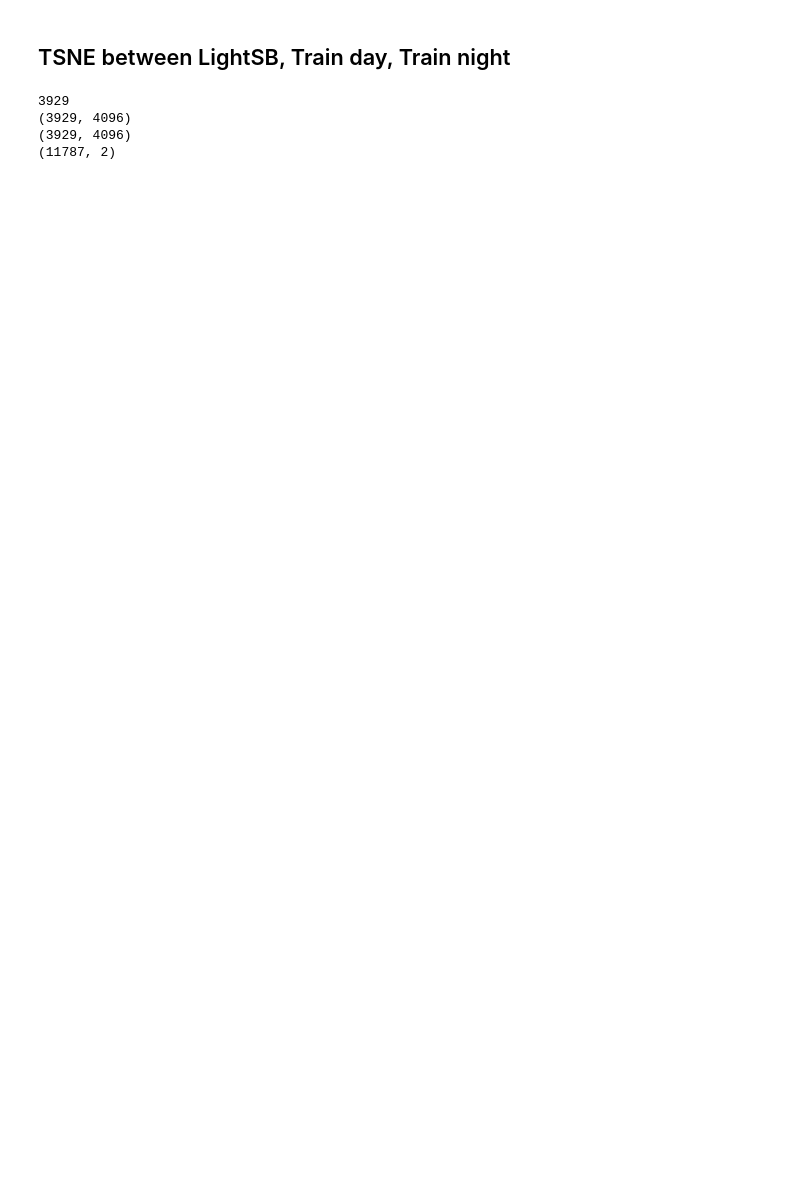
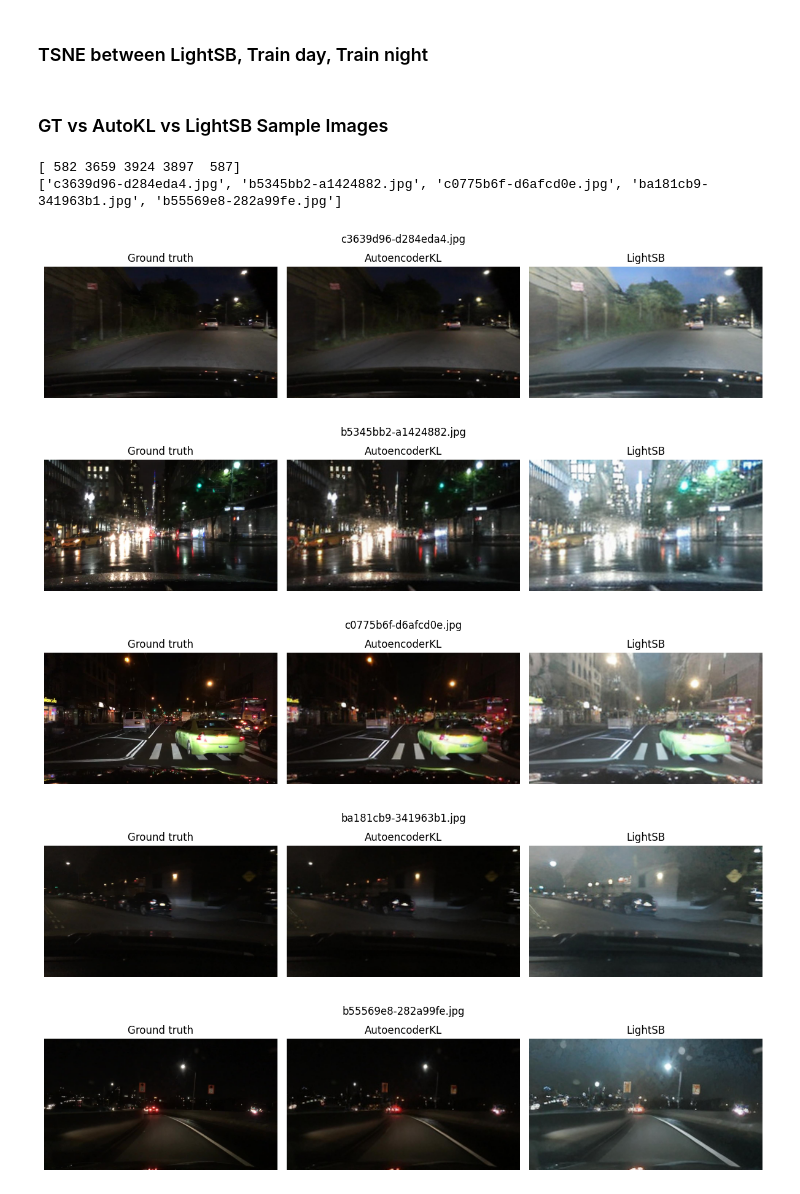
Before and after one commit to jsluijter02/LightSB_YOLO, a Jupyter notebook: notebooks/6_compare.ipynb, the cells around one changed output. Saved outputs shown, nothing was run; the diff lists cells and outputs as text; code cells hidden in the pictures; blank space fills up the shorter version.

Commit message:
add metrics and compare

```diff
--- a/notebooks/6_compare.ipynb
+++ b/notebooks/6_compare.ipynb
@@ -54,31 +61,54 @@ True
 # %% [markdown]
-## TSNE between LightSB, Train day, Train night
+### TSNE between LightSB, Train day, Train night
 # %%
-import numpy as np
 from scripts.evals.TSNE import pca_tsne, plot_tsne
-from scripts.utils import img
-np.random.seed(0)
 
-encodings_path = os.path.join(dirs.get_data_dir(), "encodings")
+if not os.path.exists(os.path.join(dirs.get_base_dir(), 'results', '6_compare', 'TSNE', 'tsne_plot.png')):
+    encodings_path = os.path.join(dirs.get_data_dir(), "encodings")
 
-train_day = np.load(os.path.join(encodings_path, "train_day.npz"))["latents"]
-train_night = np.load(os.path.join(encodings_path, "train_night.npz"))["latents"]
-light_sb_night_to_day = np.load(os.path.join(dirs.get_data_dir(), "LightSB_transformed.npy"))
-print(len(light_sb_night_to_day))
+    train_day = np.load(os.path.join(encodings_path, "train_day.npz"))["latents"]
+    train_night = np.load(os.path.join(encodings_path, "train_night.npz"))["latents"]
+    light_sb_night_to_day = np.load(os.path.join(dirs.get_data_dir(), "encodings", "LightSB_transformed.npy"))
+    print(len(light_sb_night_to_day))
 
-train_day_indices = img.sample_indices(len(train_day), how_many=3929)
-train_night_indices = img.sample_indices(len(train_night), how_many=3929)
+    train_day_indices = img.sample_indices(len(train_day), how_many=3929)
+    train_night_indices = img.sample_indices(len(train_night), how_many=3929)
 
-train_day = train_day[train_day_indices]
-train_night = train_night[train_night_indices]
+    train_day = train_day[train_day_indices]
+    train_night = train_night[train_night_indices]
 
-print(train_day.shape)
-print(train_night.shape)
+    print(train_day.shape)
+    print(train_night.shape)
 
-tsneres, labels = pca_tsne([train_day, train_night, light_sb_night_to_day])
-plot_tsne(tsneres, labels=labels, save_path=os.path.join(dirs.get_base_dir(), "tsne_plot.png"))
+    tsneres, labels = pca_tsne([train_day, train_night, light_sb_night_to_day])
+    plot_tsne(tsneres, labels=labels, save_path=os.path.join(dirs.get_base_dir(), "tsne_plot.png"))
-# %% [output]
-3929
-(3929, 4096)
-(3929, 4096)
-(11787, 2)
+# %% [markdown]
+### GT vs AutoKL vs LightSB Sample Images
+# %%
+val_night_db = bdd.get_db(cfg=YOLOPX_BDD.standard_config(), is_train=False, timeofday='night')
+
+images_path = os.path.join(dirs.get_data_dir(), 'images', 'val')
+autokl_path = os.path.join(dirs.get_data_dir(), 'images_AutoencoderKL', 'val')
+lightsb_path = os.path.join(dirs.get_data_dir(), 'images_LightSB', 'val')
+
+samples = img.sample_indices(3929, 5)
+filenames = [os.path.basename(val_night_db[i]['image']) for i in samples]
+
+print(samples)
+print(filenames)
+
+save_dir = os.path.join(dirs.get_base_dir(), 'results', '6_compare', 'Qualitative_Analysis', 'Translation')
+for name in filenames:
+    gt = img.load_imgs(images_path, [name])[0]
+    kl = img.load_imgs(autokl_path, [name])[0]
+    sb = img.load_imgs(lightsb_path, [name])[0]
+
+    img.plot_samples([gt,kl,sb], title=name, labels=["Ground truth", "AutoencoderKL", "LightSB"], square=False, save_dir=os.path.join(save_dir, name))
+# %% [output]
+[ 582 3659 3924 3897  587]
+['c3639d96-d284eda4.jpg', 'b5345bb2-a1424882.jpg', 'c0775b6f-d6afcd0e.jpg', 'ba181cb9-341963b1.jpg', 'b55569e8-282a99fe.jpg']
+[figure, added]
+[figure, added]
+[figure, added]
+[figure, added]
+[figure, added]
```
Also changed, not shown: parts of 13 cells of this notebook, 17 other files.
